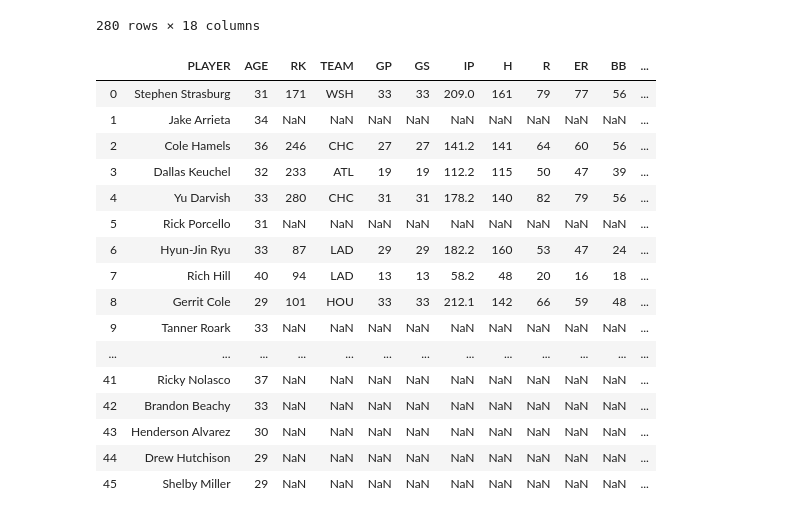
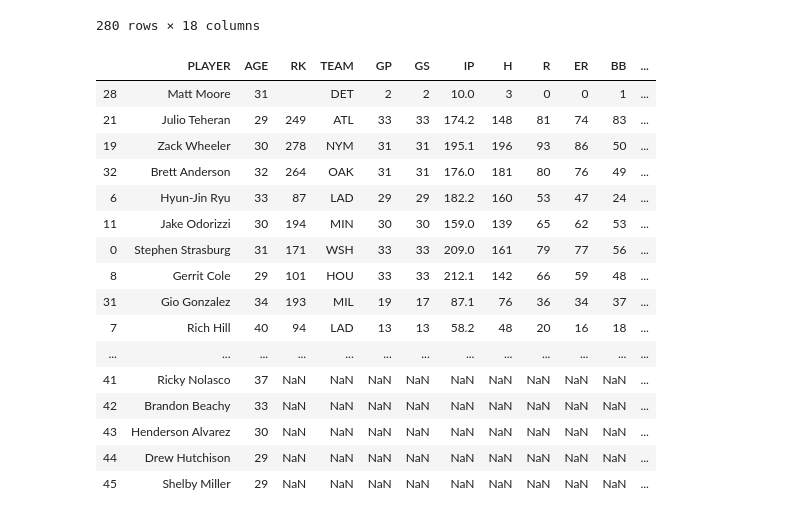
Before and after one commit to ConnorAnderson29/phillies_FA_eda, a Jupyter notebook: Phillies EDA.ipynb, the cells around one changed output. Saved outputs shown, nothing was run; the diff lists cells and outputs as text; code cells hidden in the pictures.

Commit message:
Filter and sort players

```diff
--- a/Phillies EDA.ipynb
+++ b/Phillies EDA.ipynb
@@ -20,4 +20,4 @@ fa_data = pd.read_csv('FA_Data - Sheet1.csv')
 # %%
 fa_data = fa_data.rename(columns={'PLAYER (46)': 'PLAYER'})
 # %%
-fa_data.sort_values(by='W', ascending=False)
+fa_data = fa_data.sort_values(by='IP', ascending=False)
@@ -88,23 +85,23 @@ pitch_final_df
 280 rows × 18 columns
 # %%
 merged = pd.merge(fa_data[['PLAYER', "AGE"]], pitch_final_df, how='left', on="PLAYER")
-# %%
-merged
-# %% [output]
-|  | PLAYER | AGE | RK | TEAM | GP | GS | IP | H | R | ER | BB | ... |
-| 0 | Stephen Strasburg | 31 | 171 | WSH | 33 | 33 | 209.0 | 161 | 79 | 77 | 56 | ... |
-| 1 | Jake Arrieta | 34 | NaN | NaN | NaN | NaN | NaN | NaN | NaN | NaN | NaN | ... |
-| 2 | Cole Hamels | 36 | 246 | CHC | 27 | 27 | 141.2 | 141 | 64 | 60 | 56 | ... |
-| 3 | Dallas Keuchel | 32 | 233 | ATL | 19 | 19 | 112.2 | 115 | 50 | 47 | 39 | ... |
-| 4 | Yu Darvish | 33 | 280 | CHC | 31 | 31 | 178.2 | 140 | 82 | 79 | 56 | ... |
-| 5 | Rick Porcello | 31 | NaN | NaN | NaN | NaN | NaN | NaN | NaN | NaN | NaN | ... |
-| 6 | Hyun-Jin Ryu | 33 | 87 | LAD | 29 | 29 | 182.2 | 160 | 53 | 47 | 24 | ... |
-| 7 | Rich Hill | 40 | 94 | LAD | 13 | 13 | 58.2 | 48 | 20 | 16 | 18 | ... |
-| 8 | Gerrit Cole | 29 | 101 | HOU | 33 | 33 | 212.1 | 142 | 66 | 59 | 48 | ... |
-| 9 | Tanner Roark | 33 | NaN | NaN | NaN | NaN | NaN | NaN | NaN | NaN | NaN | ... |
-| ... | ... | ... | ... | ... | ... | ... | ... | ... | ... | ... | ... | ... |
-| 41 | Ricky Nolasco | 37 | NaN | NaN | NaN | NaN | NaN | NaN | NaN | NaN | NaN | ... |
-| 42 | Brandon Beachy | 33 | NaN | NaN | NaN | NaN | NaN | NaN | NaN | NaN | NaN | ... |
-| 43 | Henderson Alvarez | 30 | NaN | NaN | NaN | NaN | NaN | NaN | NaN | NaN | NaN | ... |
-| 44 | Drew Hutchison | 29 | NaN | NaN | NaN | NaN | NaN | NaN | NaN | NaN | NaN | ... |
-| 45 | Shelby Miller | 29 | NaN | NaN | NaN | NaN | NaN | NaN | NaN | NaN | NaN | ... |
+# %%
+merged.sort_values(by='W', ascending=True)
+# %% [output]
+|  | PLAYER | AGE | RK | TEAM | GP | GS | IP | H | R | ER | BB | ... |
+| 28 | Matt Moore | 31 |  | DET | 2 | 2 | 10.0 | 3 | 0 | 0 | 1 | ... |
+| 21 | Julio Teheran | 29 | 249 | ATL | 33 | 33 | 174.2 | 148 | 81 | 74 | 83 | ... |
+| 19 | Zack Wheeler | 30 | 278 | NYM | 31 | 31 | 195.1 | 196 | 93 | 86 | 50 | ... |
+| 32 | Brett Anderson | 32 | 264 | OAK | 31 | 31 | 176.0 | 181 | 80 | 76 | 49 | ... |
+| 6 | Hyun-Jin Ryu | 33 | 87 | LAD | 29 | 29 | 182.2 | 160 | 53 | 47 | 24 | ... |
+| 11 | Jake Odorizzi | 30 | 194 | MIN | 30 | 30 | 159.0 | 139 | 65 | 62 | 53 | ... |
+| 0 | Stephen Strasburg | 31 | 171 | WSH | 33 | 33 | 209.0 | 161 | 79 | 77 | 56 | ... |
+| 8 | Gerrit Cole | 29 | 101 | HOU | 33 | 33 | 212.1 | 142 | 66 | 59 | 48 | ... |
+| 31 | Gio Gonzalez | 34 | 193 | MIL | 19 | 17 | 87.1 | 76 | 36 | 34 | 37 | ... |
+| 7 | Rich Hill | 40 | 94 | LAD | 13 | 13 | 58.2 | 48 | 20 | 16 | 18 | ... |
+| ... | ... | ... | ... | ... | ... | ... | ... | ... | ... | ... | ... | ... |
+| 41 | Ricky Nolasco | 37 | NaN | NaN | NaN | NaN | NaN | NaN | NaN | NaN | NaN | ... |
+| 42 | Brandon Beachy | 33 | NaN | NaN | NaN | NaN | NaN | NaN | NaN | NaN | NaN | ... |
+| 43 | Henderson Alvarez | 30 | NaN | NaN | NaN | NaN | NaN | NaN | NaN | NaN | NaN | ... |
+| 44 | Drew Hutchison | 29 | NaN | NaN | NaN | NaN | NaN | NaN | NaN | NaN | NaN | ... |
+| 45 | Shelby Miller | 29 | NaN | NaN | NaN | NaN | NaN | NaN | NaN | NaN | NaN | ... |
```
Also changed, not shown: parts of 2 cells of this notebook.
